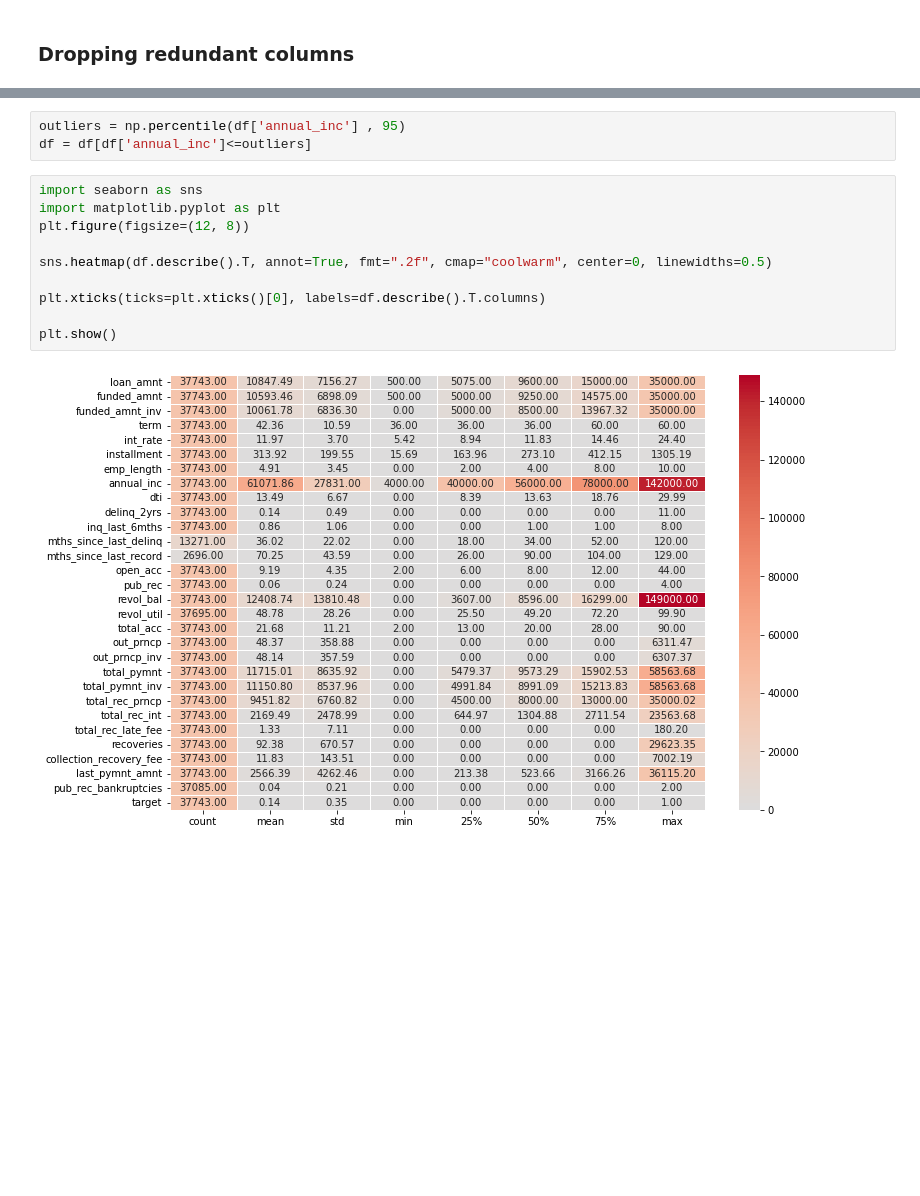
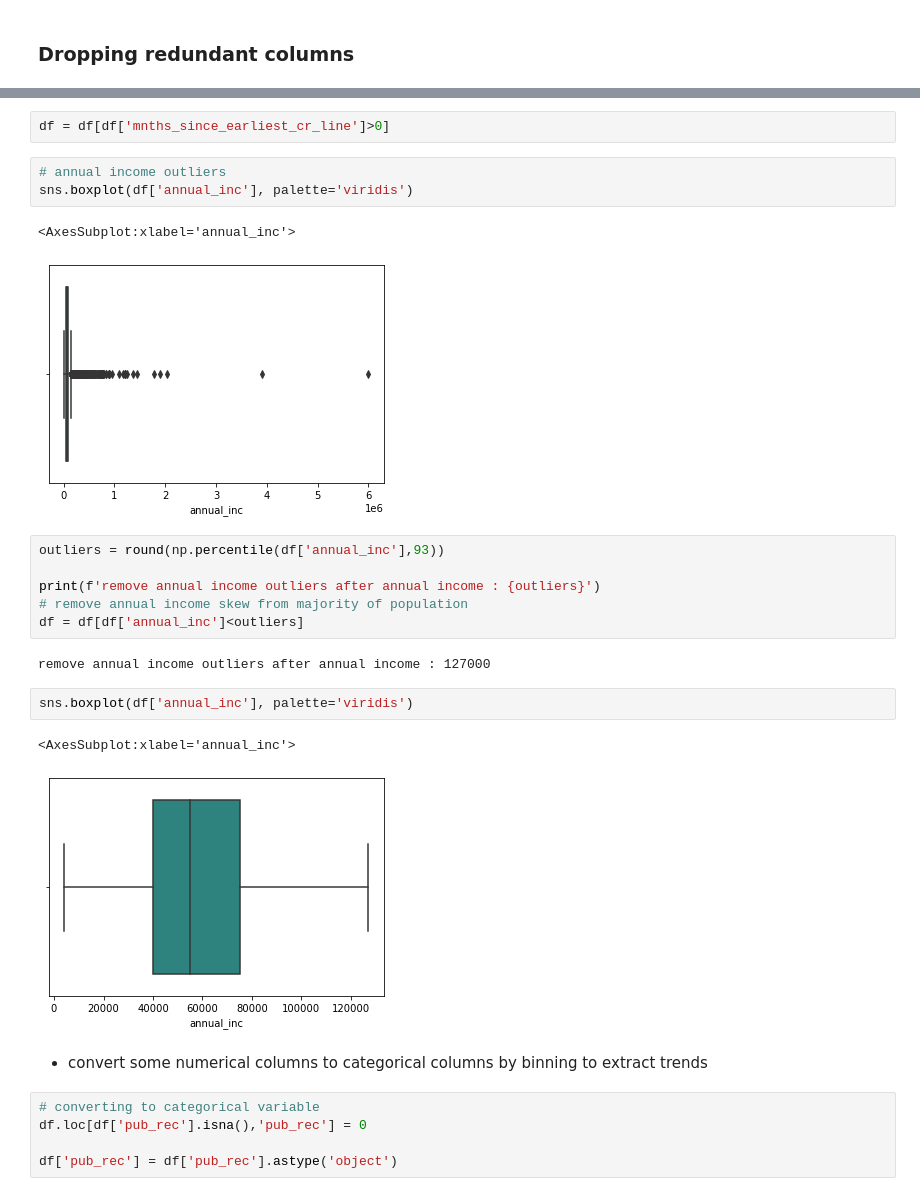
Before and after one commit to heymihir/Lending-Case-Study, a Jupyter notebook: Code/Default_Prediction_CaseStudy.ipynb, the cells around one changed output, grey strips where cells are left out. Saved outputs shown, nothing was run; the diff lists cells and outputs as text; blank space fills up the shorter version.

```diff
--- a/Code/Default_Prediction_CaseStudy.ipynb
+++ b/Code/Default_Prediction_CaseStudy.ipynb
@@ -405,15 +413,28 @@ plt.show()
+# %%
+df = df[df['mnths_since_earliest_cr_line']>0]
+# %%
+# annual income outliers
+sns.boxplot(df['annual_inc'], palette='viridis')
+# %% [output]
+<AxesSubplot:xlabel='annual_inc'>
+[figure, added]
 # %%
-outliers = np.percentile(df['annual_inc'] , 95)
-df = df[df['annual_inc']<=outliers]
+outliers = round(np.percentile(df['annual_inc'],93))
+
+print(f'remove annual income outliers after annual income : {outliers}')
+# remove annual income skew from majority of population
+df = df[df['annual_inc']<outliers]
+# %% [output]
+remove annual income outliers after annual income : 127000
-# %%
-import seaborn as sns
-import matplotlib.pyplot as plt
-plt.figure(figsize=(12, 8))
-
-sns.heatmap(df.describe().T, annot=True, fmt=".2f", cmap="coolwarm", center=0, linewidths=0.5)
-
-plt.xticks(ticks=plt.xticks()[0], labels=df.describe().T.columns)
-
-plt.show()
-# %% [output]
-[figure, removed]
+# %%
+sns.boxplot(df['annual_inc'], palette='viridis')
+# %% [output]
+<AxesSubplot:xlabel='annual_inc'>
+[figure, added]
+# %% [markdown]
+- convert some numerical columns to categorical columns by binning to extract trends
+# %%
+# converting to categorical variable
+df.loc[df['pub_rec'].isna(),'pub_rec'] = 0
+
+df['pub_rec'] = df['pub_rec'].astype('object')
```
Also changed, not shown: parts of 49 cells of this notebook.
